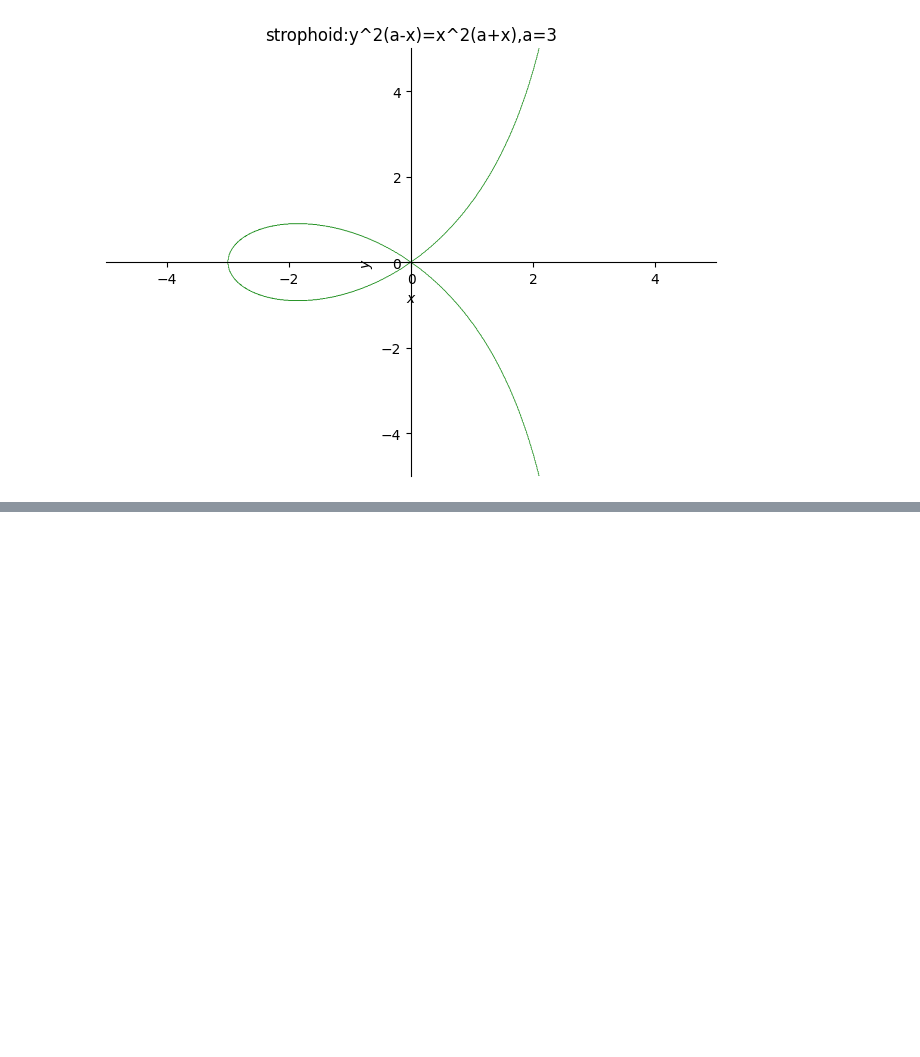
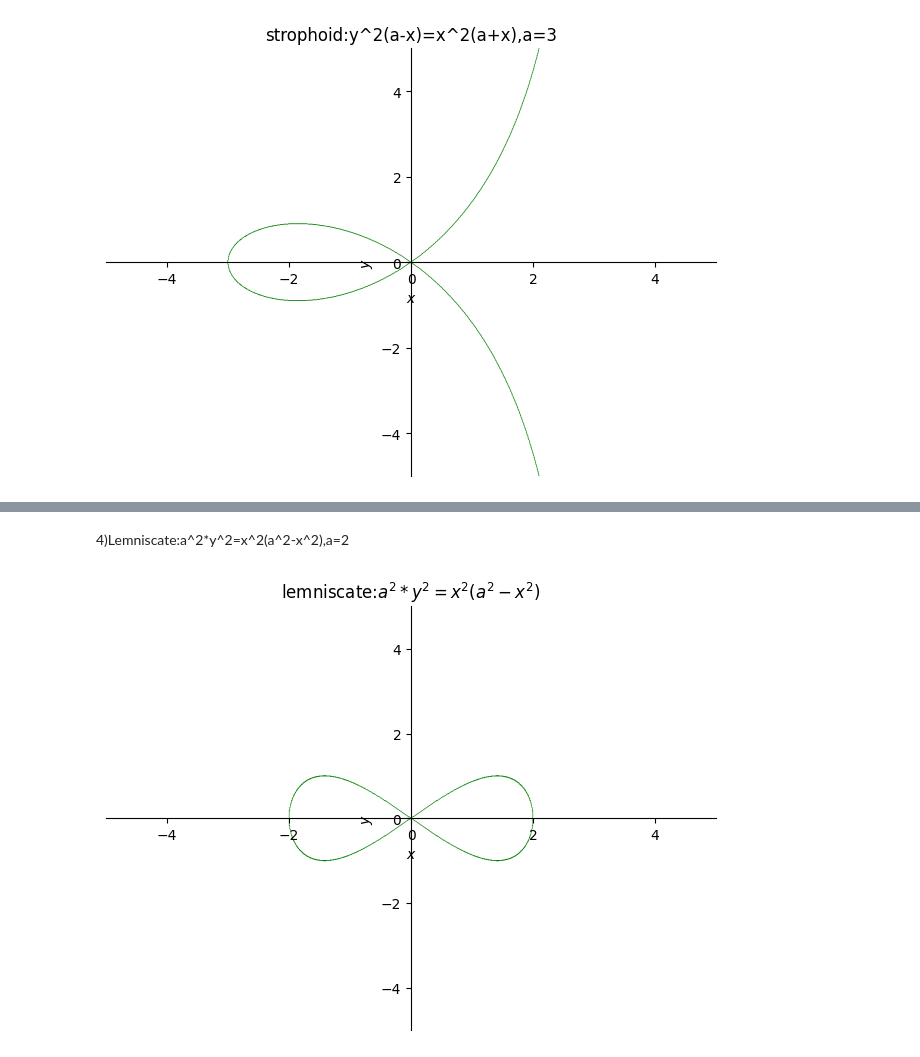
Before and after one commit to Bharathgn123/Bharathgn123, a Jupyter notebook: program1_2D_plot_of_cartesion_and_polar_curves.ipynb, the cells around one changed output, grey strips where cells are left out. Drawn from its saved outputs; the diff is of its cells as text; code cells hidden in the pictures; blank space fills up the shorter version.

```diff
--- a/program1_2D_plot_of_cartesion_and_polar_curves.ipynb
+++ b/program1_2D_plot_of_cartesion_and_polar_curves.ipynb
@@ -18,0 +27,8 @@ p2=plot_implicit(Eq(y**2*(3-x),x**2*(3+x)),(x,-5,5),(y,-5,5),line_color="green",
+# %% [markdown]
+4)Lemniscate:a^2*y^2=x^2(a^2-x^2),a=2
+# %%
+from sympy import plot_implicit,symbols,Eq
+x,y=symbols('x y')
+p2=plot_implicit(Eq(2**2*y**2,x**2*(2**2-x**2)),(x,-5,5),(y,-5,5),line_color='green',title='lemniscate:$a^2*y^2=x^2(a^2-x^2)$')
+# %% [output]
+[figure, added]
```
Also changed, not shown: parts of 9 cells of this notebook.
